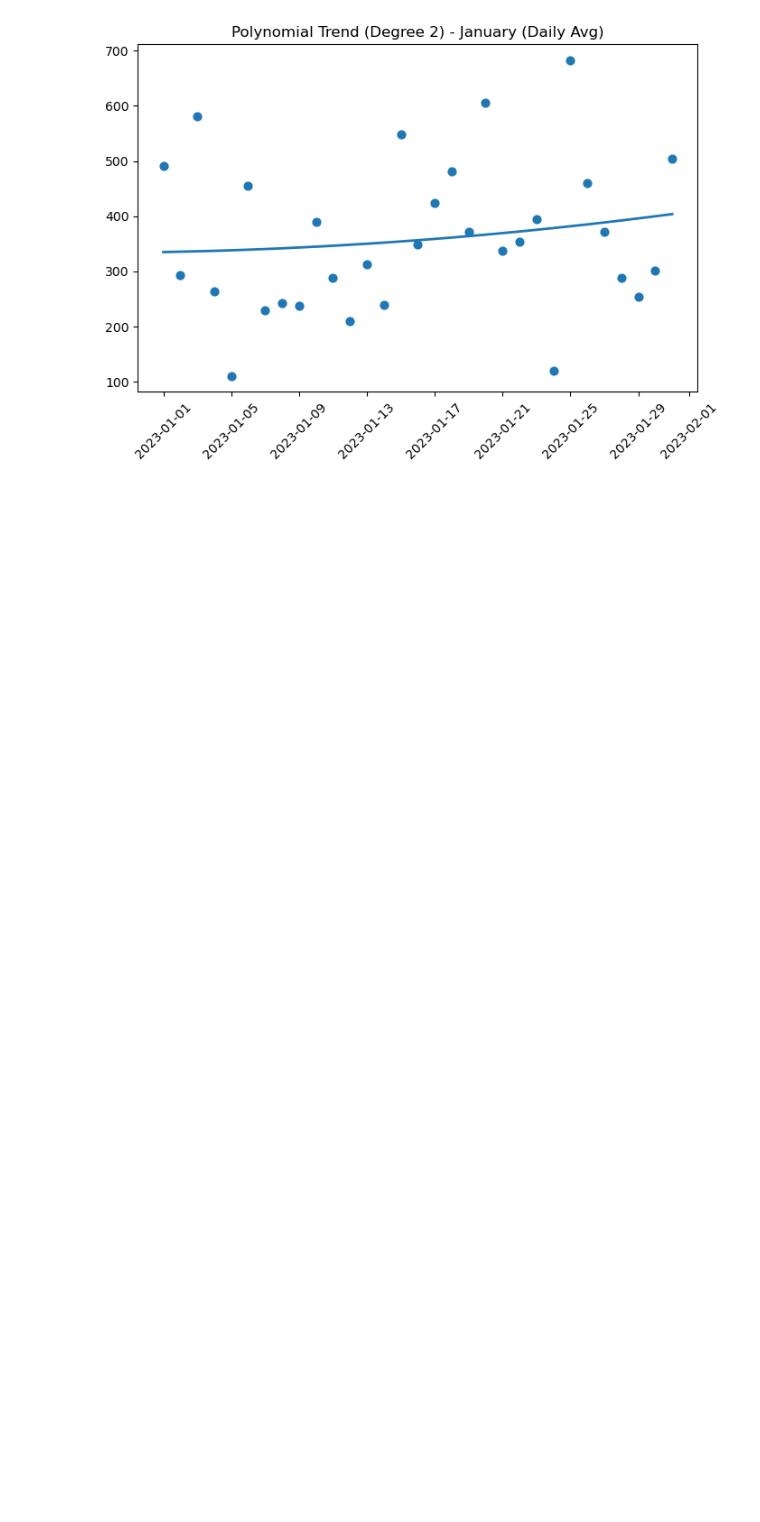
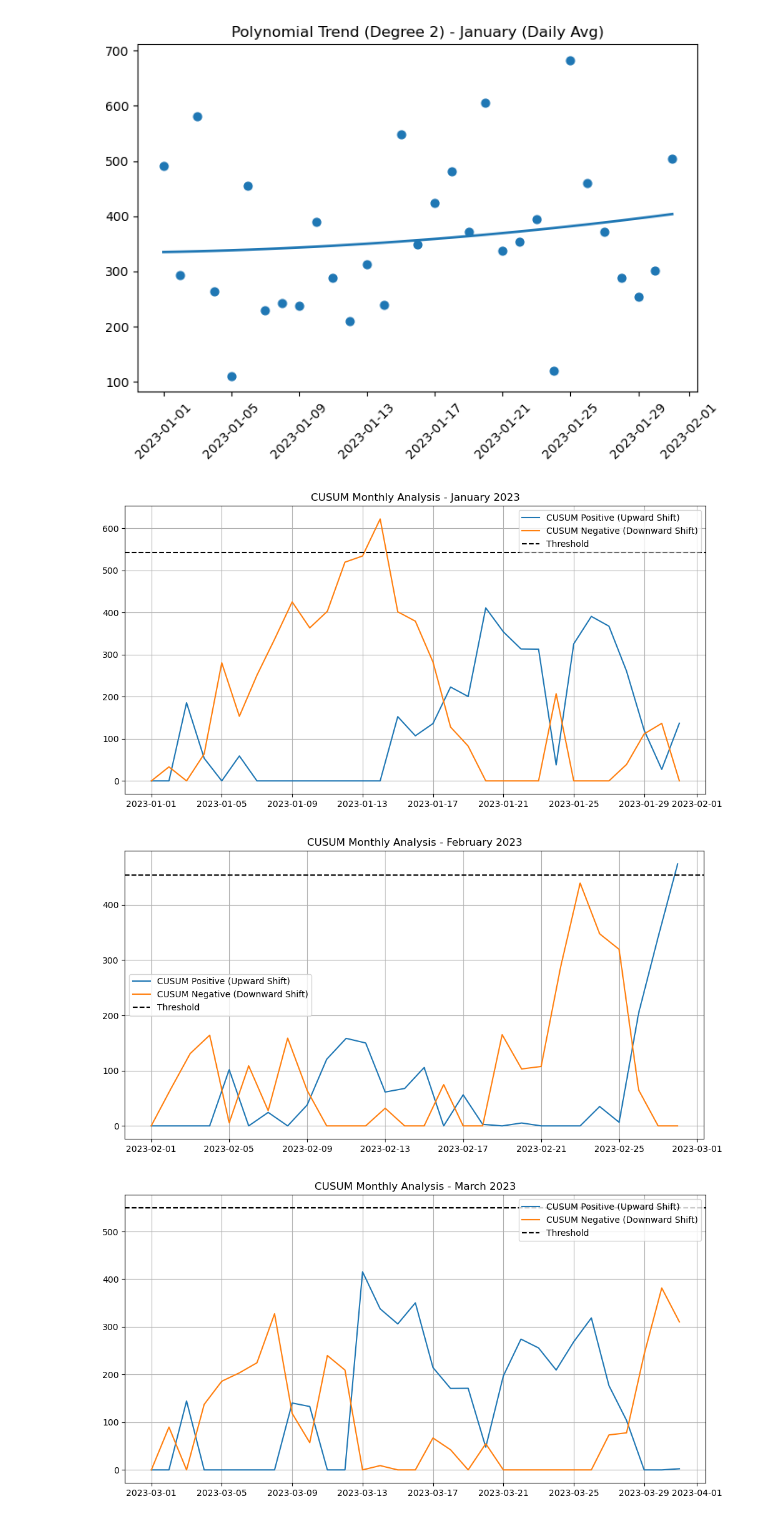
Before and after one commit to mailech/SmartEnergy-Consumption, a Jupyter notebook: Preprocessing.ipynb, the cells around one changed output. Cells and saved outputs as stored; diff of their text form; code cells hidden in the pictures; blank space fills up the shorter version.

Commit message:
Implemented monthly CUSUM analysis

```diff
--- a/Preprocessing.ipynb
+++ b/Preprocessing.ipynb
@@ -246,0 +250,61 @@ plt.show()
+# %%
+daily_df = df_clean.resample('D')[target_col].mean()
+daily_df = daily_df.dropna()
+# %%
+def detect_cusum(x, drift_factor=0.25, threshold_factor=4):
+
+    S_pos = np.zeros(len(x))
+    S_neg = np.zeros(len(x))
+
+    mu = np.mean(x)
+    sigma = np.std(x)
+
+    drift = drift_factor * sigma
+    threshold = threshold_factor * sigma
+
+    for i in range(1, len(x)):
+        S_pos[i] = max(0, S_pos[i-1] + (x[i] - mu) - drift)
+        S_neg[i] = max(0, S_neg[i-1] - (x[i] - mu) - drift)
+
+    return S_pos, S_neg, threshold
+# %%
+monthly_groups = daily_df.groupby(pd.Grouper(freq='M'))
+
+summary = []
+
+for month, group in monthly_groups:
+
+    data = group.values
+
+    if len(data) < 10:
+        continue
+
+    S_pos, S_neg, threshold = detect_cusum(data)
+
+    # Plot
+    plt.figure(figsize=(12,6))
+    plt.plot(group.index, S_pos, label='CUSUM Positive (Upward Shift)')
+    plt.plot(group.index, S_neg, label='CUSUM Negative (Downward Shift)')
+    plt.axhline(threshold, linestyle='--', color='black', label='Threshold')
+
+    plt.title(f"CUSUM Monthly Analysis - {month.strftime('%B %Y')}")
+    plt.legend()
+    plt.grid(True)
+    plt.show()
+
+    # Detect shifts
+    upward_shift = np.any(S_pos > threshold)
+    downward_shift = np.any(S_neg > threshold)
+
+    summary.append({
+        "Month": month.strftime('%B %Y'),
+        "Upward Shift": upward_shift,
+        "Downward Shift": downward_shift
+    })
+
+summary_df = pd.DataFrame(summary)
+summary_df
+# %% [output]
+[figure, added]
+[figure, added]
+[figure, added]
```
Also changed, not shown: parts of 3 cells of this notebook.
